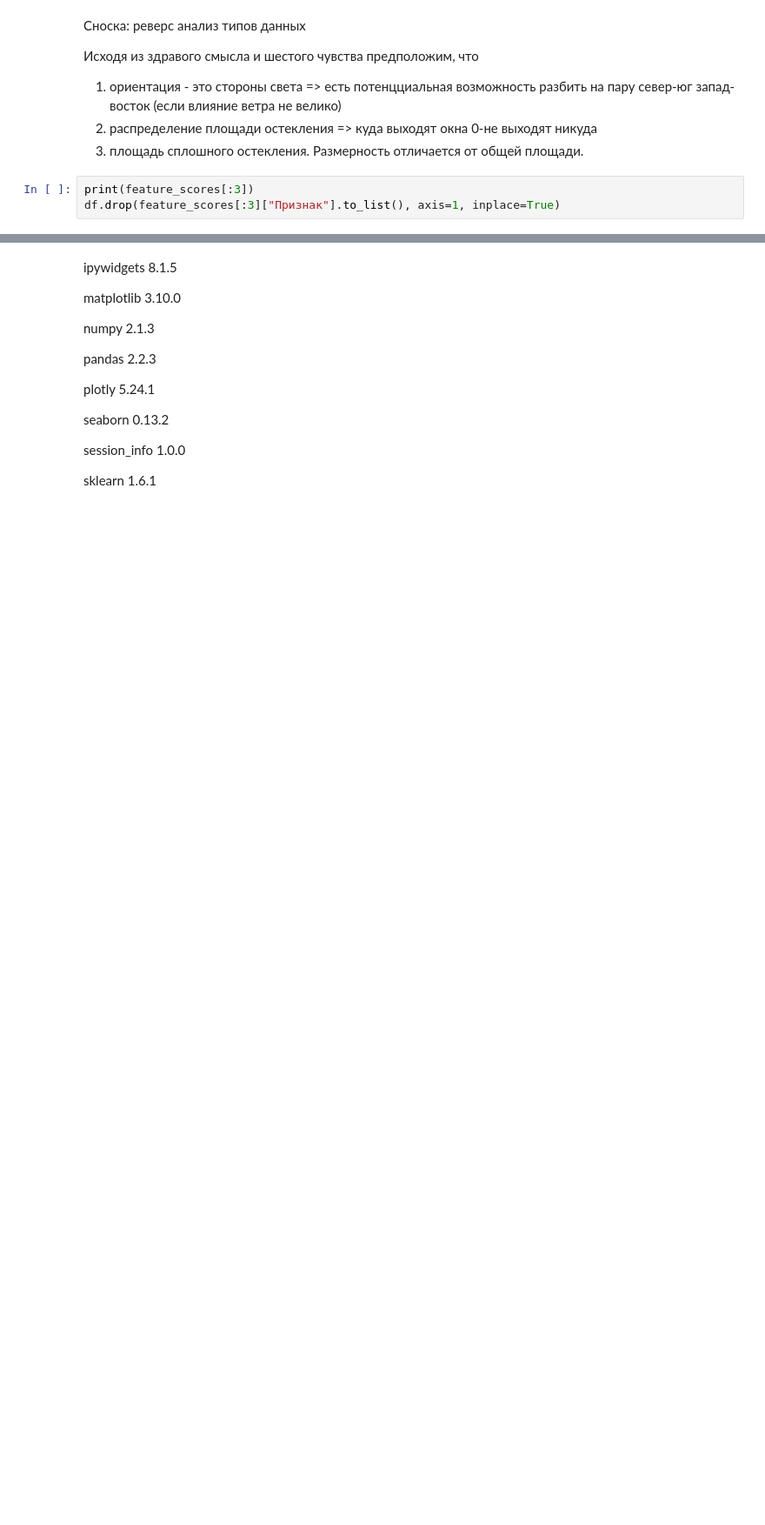
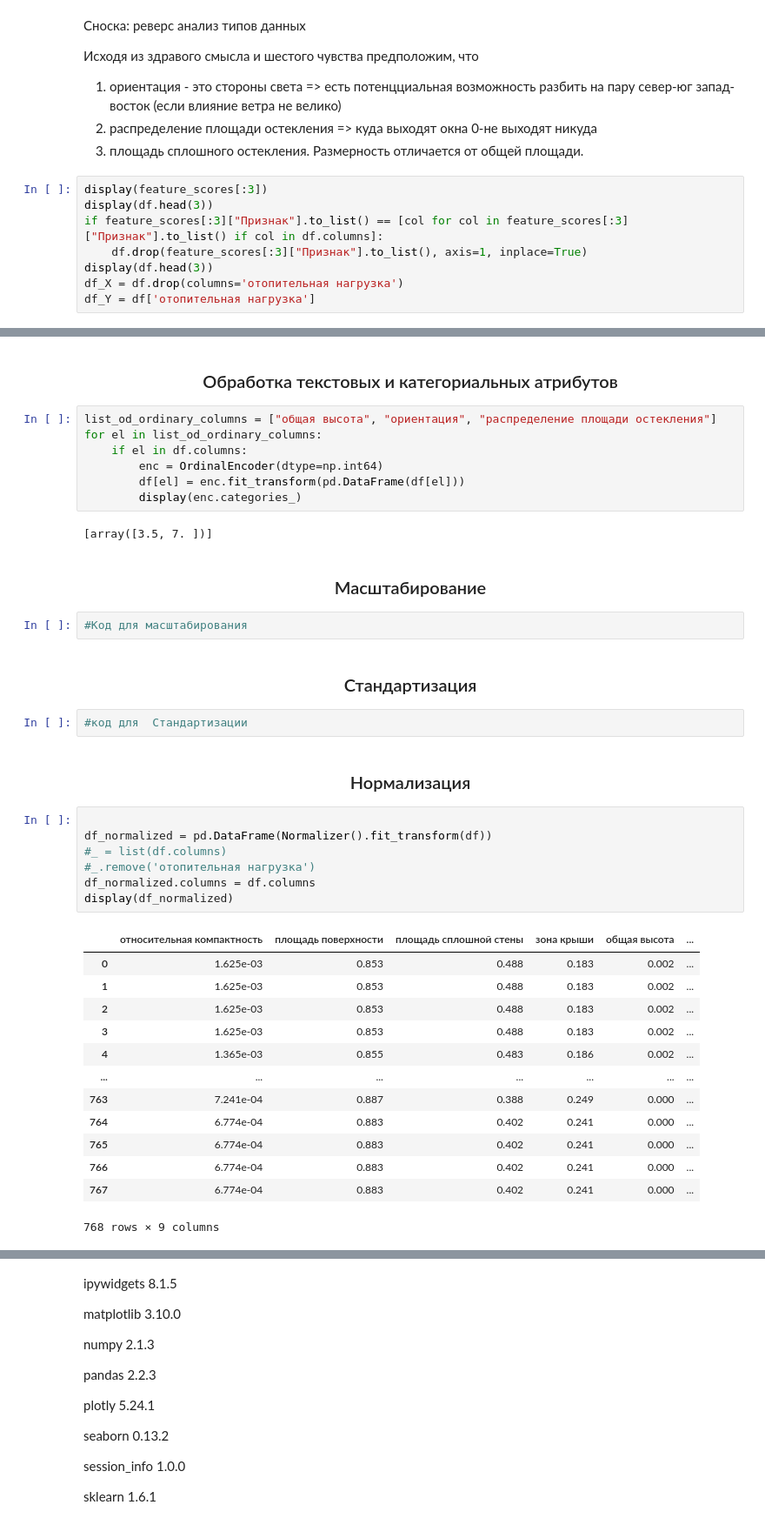
Before and after one commit to nikoloskorzun/Intelligent_analysis_and_data_processing, a Jupyter notebook: Intelligent analysis and data processing/lab1/lab1.ipynb, the cells around one changed output, grey strips where cells are left out. Shown at 87% size. Saved outputs shown, nothing was run; the diff lists cells and outputs as text; blank space fills up the shorter version.

```diff
--- a/Intelligent analysis and data processing/lab1/lab1.ipynb
+++ b/Intelligent analysis and data processing/lab1/lab1.ipynb
@@ -333,6 +377,11 @@ feature_scores
 2. распределение площади остекления => куда выходят окна 0-не выходят никуда
 3. площадь сплошного остекления. Размерность отличается от общей площади.
 # %%
-print(feature_scores[:3])
-df.drop(feature_scores[:3]["Признак"].to_list(), axis=1, inplace=True)
+display(feature_scores[:3])
+display(df.head(3))
+if feature_scores[:3]["Признак"].to_list() == [col for col in feature_scores[:3]["Признак"].to_list() if col in df.columns]:
+    df.drop(feature_scores[:3]["Признак"].to_list(), axis=1, inplace=True)
+display(df.head(3))
+df_X = df.drop(columns='отопительная нагрузка')
+df_Y = df['отопительная нагрузка']
 # %% [output]
@@ -360,0 +402,42 @@ df
+# %% [markdown]
+<h5 style="text-align: center; font-size: 20px;">Обработка текстовых и категориальных атрибутов</h5>
+# %%
+list_od_ordinary_columns = ["общая высота", "ориентация", "распределение площади остекления"]
+for el in list_od_ordinary_columns:
+    if el in df.columns:
+        enc = OrdinalEncoder(dtype=np.int64)
+        df[el] = enc.fit_transform(pd.DataFrame(df[el]))
+        display(enc.categories_)
+# %% [output]
+[array([3.5, 7. ])]
+# %% [markdown]
+<h5 style="text-align: center; font-size: 20px;">Масштабирование</h5>
+# %%
+#Код для масштабирования
+# %% [markdown]
+<h5 style="text-align: center; font-size: 20px;">Стандартизация</h5>
+# %%
+#код для  Стандартизации
+# %% [markdown]
+<h5 style="text-align: center; font-size: 20px;">Нормализация</h5>
+# %%
+
+df_normalized = pd.DataFrame(Normalizer().fit_transform(df))
+#_ = list(df.columns)
+#_.remove('отопительная нагрузка')
+df_normalized.columns = df.columns
+display(df_normalized)
+# %% [output]
+|  | относительная компактность | площадь поверхности | площадь сплошной стены | зона крыши | общая высота | ... |
+| 0 | 1.625e-03 | 0.853 | 0.488 | 0.183 | 0.002 | ... |
+| 1 | 1.625e-03 | 0.853 | 0.488 | 0.183 | 0.002 | ... |
+| 2 | 1.625e-03 | 0.853 | 0.488 | 0.183 | 0.002 | ... |
+| 3 | 1.625e-03 | 0.853 | 0.488 | 0.183 | 0.002 | ... |
+| 4 | 1.365e-03 | 0.855 | 0.483 | 0.186 | 0.002 | ... |
+| ... | ... | ... | ... | ... | ... | ... |
+| 763 | 7.241e-04 | 0.887 | 0.388 | 0.249 | 0.000 | ... |
+| 764 | 6.774e-04 | 0.883 | 0.402 | 0.241 | 0.000 | ... |
+| 765 | 6.774e-04 | 0.883 | 0.402 | 0.241 | 0.000 | ... |
+| 766 | 6.774e-04 | 0.883 | 0.402 | 0.241 | 0.000 | ... |
+| 767 | 6.774e-04 | 0.883 | 0.402 | 0.241 | 0.000 | ... |
+768 rows × 9 columns
```
Also changed, not shown: parts of 14 cells of this notebook.
